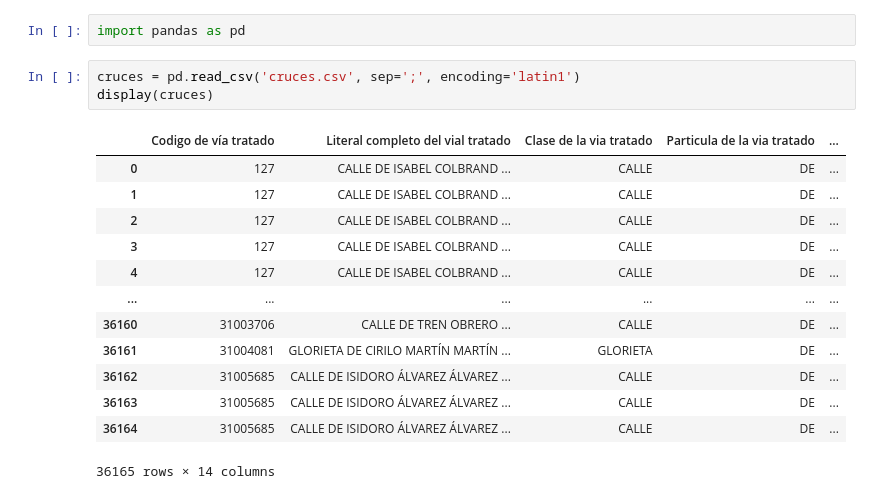
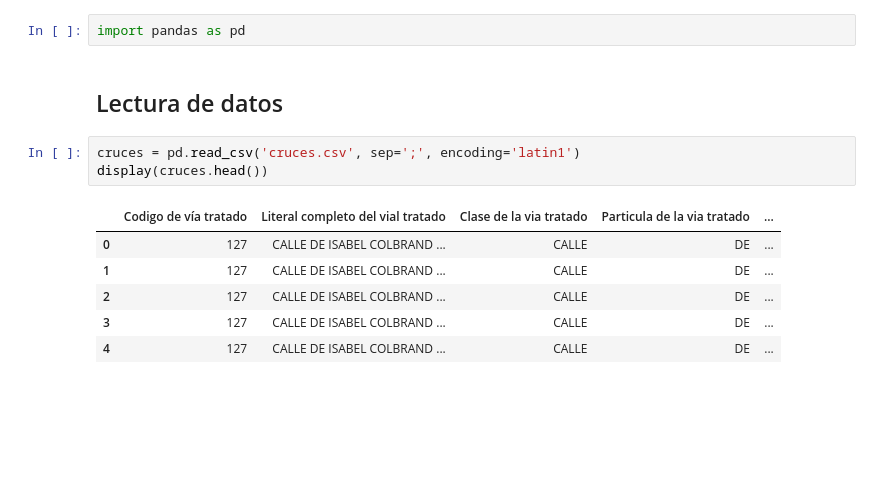
Before and after one commit to xAlexMGGx/GPS, a Jupyter notebook: gps.ipynb, the cells around one changed output. Cells and saved outputs as stored; diff of their text form; blank space fills up the shorter version.

Commit message:
limpieza de datos casi completa

```diff
--- a/gps.ipynb
+++ b/gps.ipynb
@@ -1,19 +1,14 @@
 # %%
 import pandas as pd
+# %% [markdown]
+## Lectura de datos
 # %%
 cruces = pd.read_csv('cruces.csv', sep=';', encoding='latin1')
-display(cruces)
+display(cruces.head())
 # %% [output]
 |  | Codigo de vía tratado | Literal completo del vial tratado | Clase de la via tratado | Particula de la via tratado | ... |
 | 0 | 127 | CALLE DE ISABEL COLBRAND ... | CALLE | DE | ... |
 | 1 | 127 | CALLE DE ISABEL COLBRAND ... | CALLE | DE | ... |
 | 2 | 127 | CALLE DE ISABEL COLBRAND ... | CALLE | DE | ... |
 | 3 | 127 | CALLE DE ISABEL COLBRAND ... | CALLE | DE | ... |
 | 4 | 127 | CALLE DE ISABEL COLBRAND ... | CALLE | DE | ... |
-| ... | ... | ... | ... | ... | ... |
-| 36160 | 31003706 | CALLE DE TREN OBRERO ... | CALLE | DE | ... |
-| 36161 | 31004081 | GLORIETA DE CIRILO MARTÍN MARTÍN ... | GLORIETA | DE | ... |
-| 36162 | 31005685 | CALLE DE ISIDORO ÁLVAREZ ÁLVAREZ ... | CALLE | DE | ... |
-| 36163 | 31005685 | CALLE DE ISIDORO ÁLVAREZ ÁLVAREZ ... | CALLE | DE | ... |
-| 36164 | 31005685 | CALLE DE ISIDORO ÁLVAREZ ÁLVAREZ ... | CALLE | DE | ... |
-36165 rows × 14 columns
```
Also changed, not shown: parts of 8 cells of this notebook, 1 other file.
